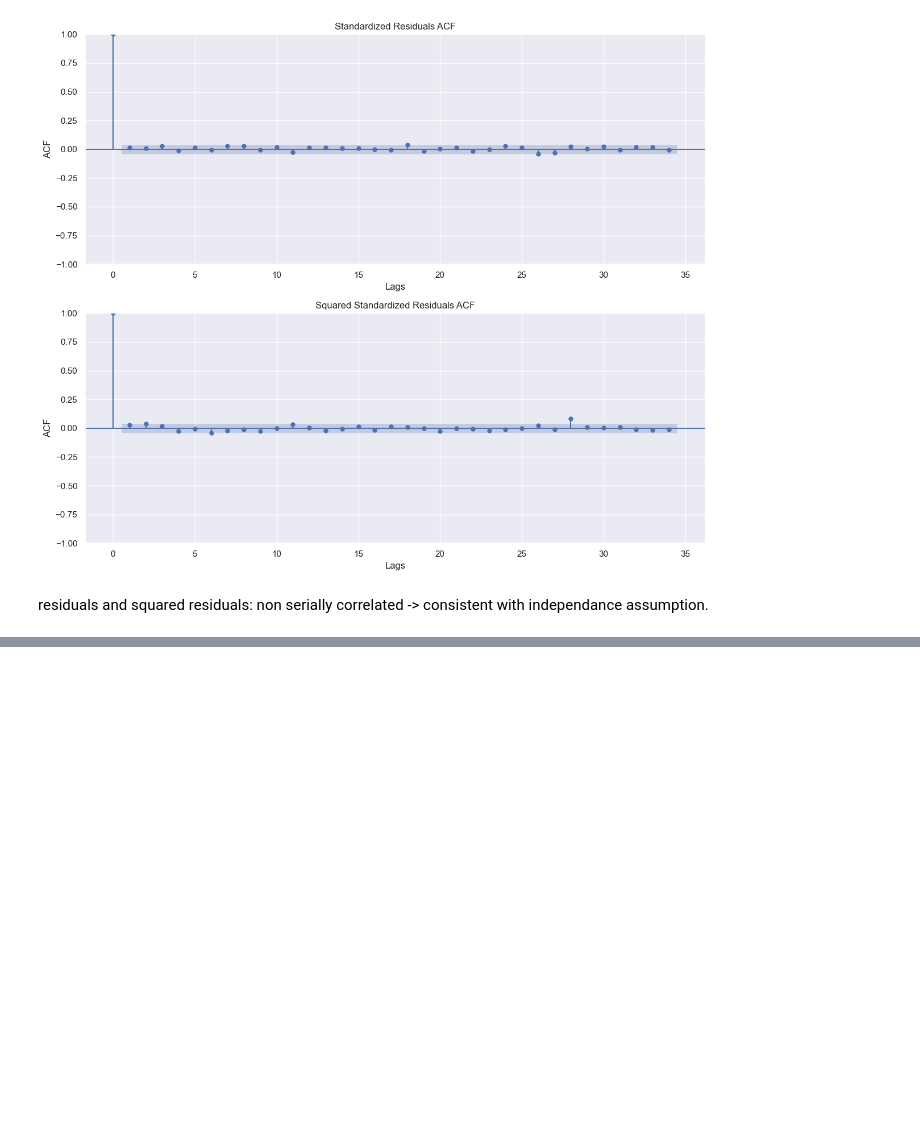
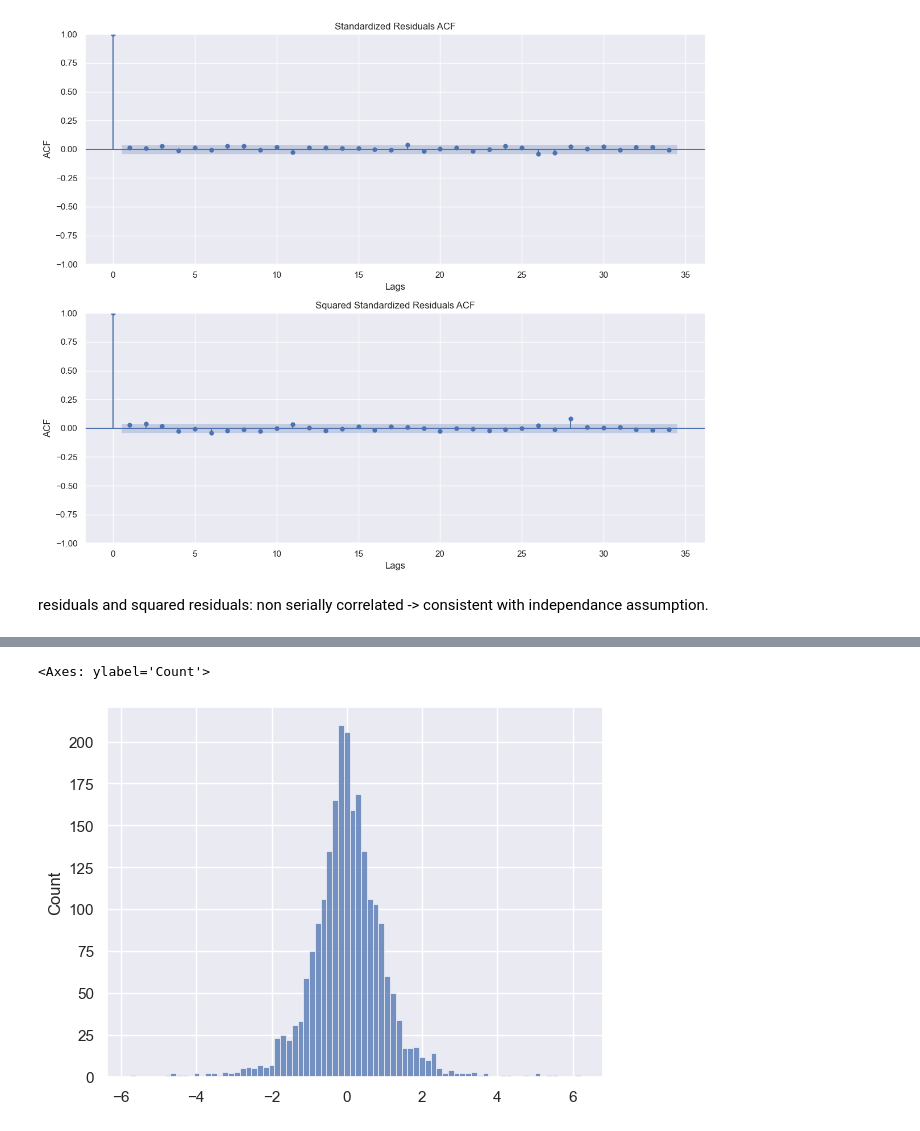
Before and after one commit to iliasra/QRM_Assignment2, a Jupyter notebook: assignment2.ipynb, the cells around one changed output, grey strips where cells are left out. Saved outputs shown, nothing was run; the diff lists cells and outputs as text; code cells hidden in the pictures; blank space fills up the shorter version.

```diff
--- a/assignment2.ipynb
+++ b/assignment2.ipynb
@@ -133,0 +144,5 @@ residuals and squared residuals: non serially correlated -> consistent with inde
+# %%
+sns.histplot(standardized_resid)
+# %% [output]
+<Axes: ylabel='Count'>
+[figure, added]
```
Also changed, not shown: parts of 8 cells of this notebook.
